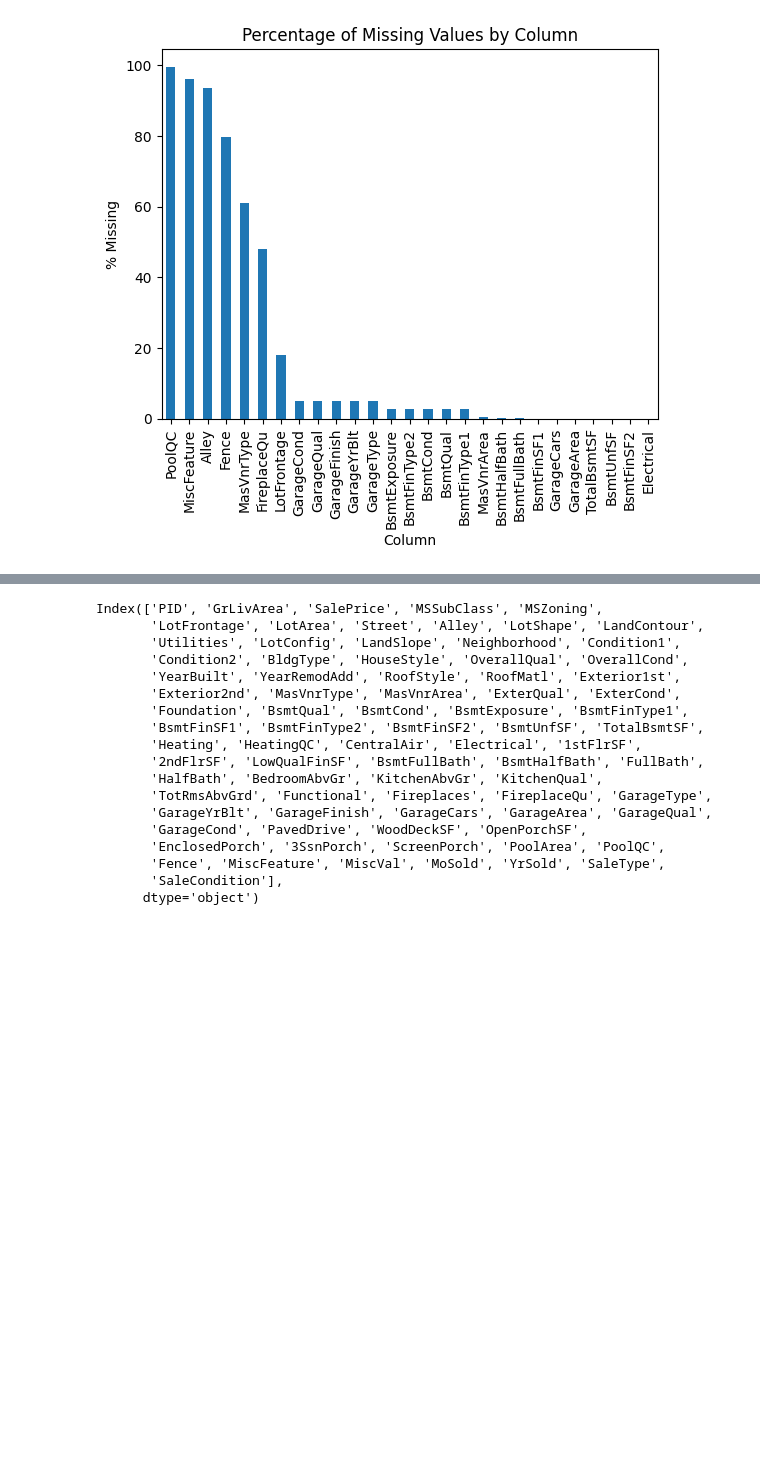
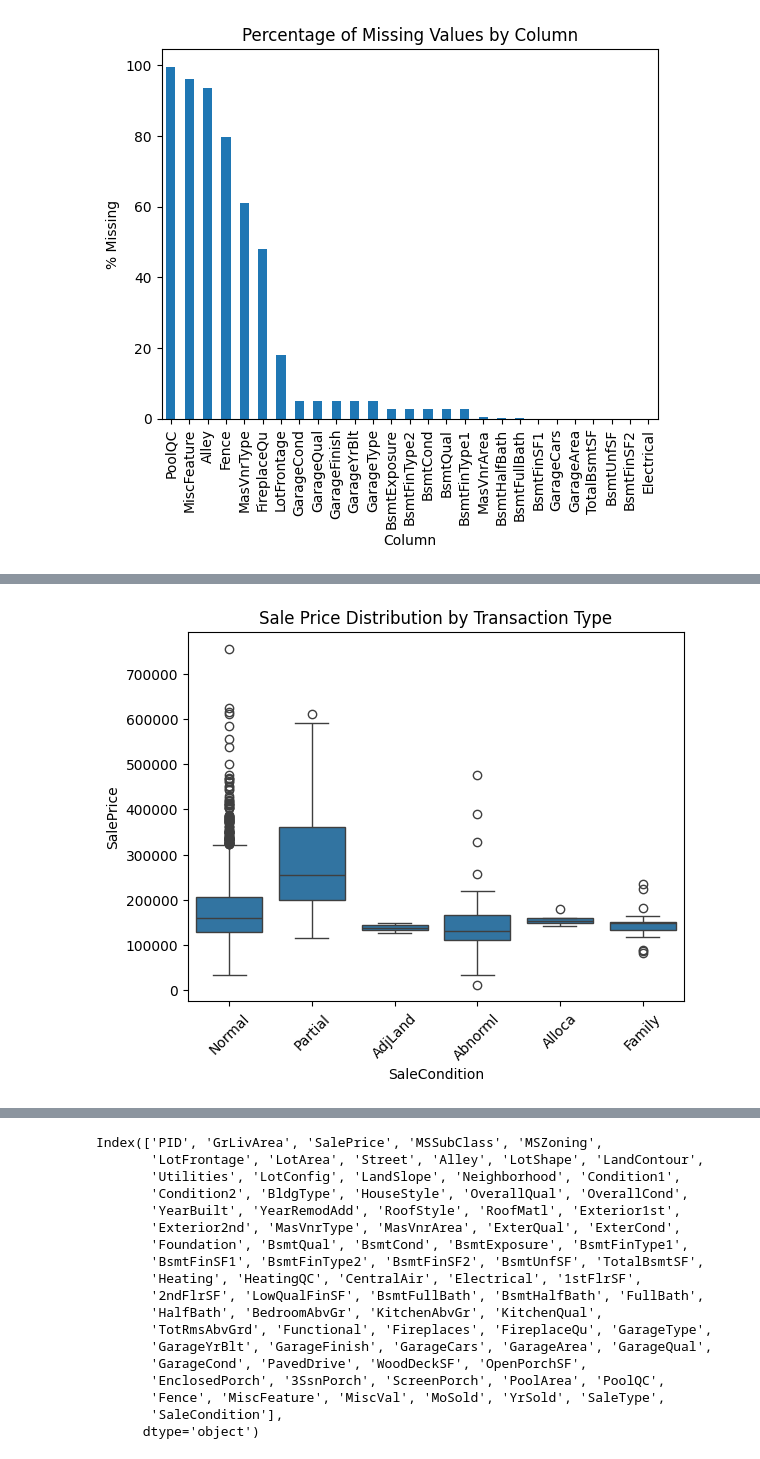
Before and after one commit to erinnyy/Ames_ML_Project, a Jupyter notebook: Ames_Machine_Learning_Project.ipynb, the cells around one changed output, grey strips where cells are left out. Drawn from its saved outputs; the diff is of its cells as text; code cells hidden in the pictures; blank space fills up the shorter version.

```diff
--- a/Ames_Machine_Learning_Project.ipynb
+++ b/Ames_Machine_Learning_Project.ipynb
@@ -45,3 +154,11 @@ plt.show()
+# %%
+# Boxplot for comparing distributions
+sns.boxplot(x='SaleCondition', y='SalePrice', data=housing)
+plt.xticks(rotation=45)
+plt.title("Sale Price Distribution by Transaction Type")
+plt.show()
+# %% [output]
+[figure, added]
 # %%
 housing.head()
 # %% [output]
```
Also changed, not shown: parts of 14 cells of this notebook.
